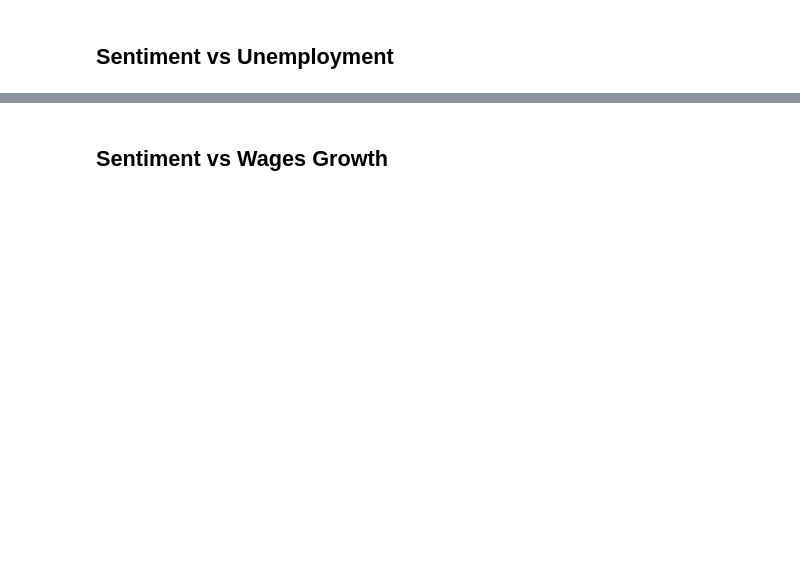
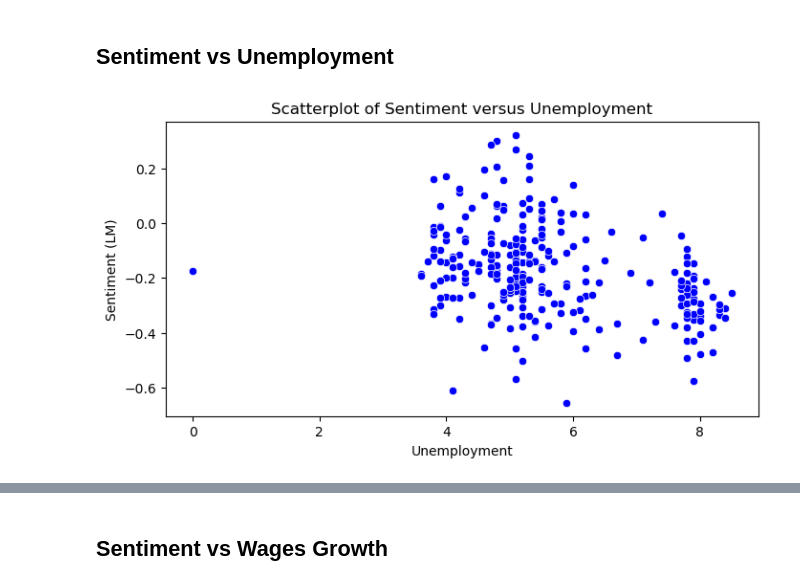
Before and after one commit to tobiajenifuja/BoE_Sentiment_Analysis, a Jupyter notebook: notebooks/insightnexus_master_notebook.ipynb, the cells around one changed output, grey strips where cells are left out. Saved outputs shown, nothing was run; the diff lists cells and outputs as text; code cells hidden in the pictures; blank space fills up the shorter version.

```diff
--- a/notebooks/insightnexus_master_notebook.ipynb
+++ b/notebooks/insightnexus_master_notebook.ipynb
@@ -254,18 +313,19 @@ x2 = variables_clean['Unemployment']
 # %%
 # Visualise the data (pre-regression)
 # Start with a visualisation BEFORE running linear regression.
 plt.figure(figsize=(8, 4), dpi=100)
 # plt.figure(dpi=120)
 plt.title("Scatterplot of Sentiment versus Unemployment")
 plt.xlabel("Unemployment")
 plt.ylabel("Sentiment (LM)")
 sns.scatterplot(data=variables_clean,
                x= "Unemployment",
                y= "Sentiment_LM",
-#               hue = "Color",
-               palette = "dark")
+               color = "blue")
 
 plt.show()
+# %% [output]
+[figure, added]
 # %%
 # Fit the linear model.
 # Polyfit() good to use for simple linear regression (only one variable).
```
Also changed, not shown: parts of 34 cells of this notebook, 10 other files.
